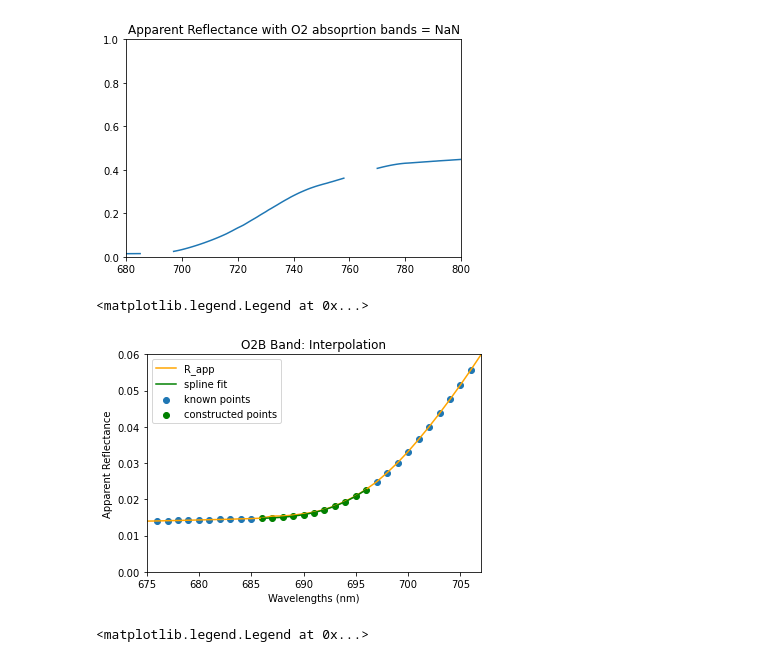
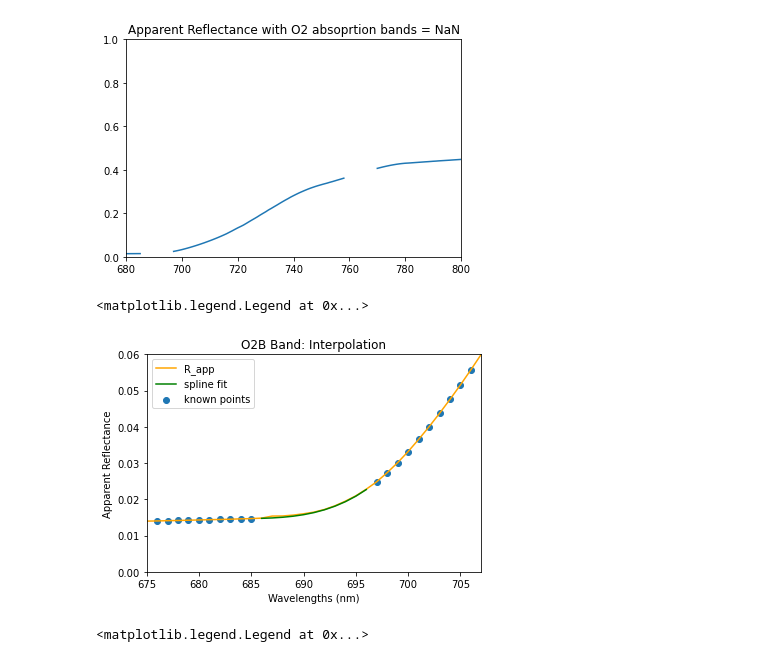
Before and after one commit to JamesWallace99/SIF_MISCADA_PROJECT, a Jupyter notebook: SCOPE_simulations/iFLD_test.ipynb, the cells around one changed output. Saved outputs shown, nothing was run; the diff lists cells and outputs as text; code cells hidden in the pictures.

```diff
--- a/SCOPE_simulations/iFLD_test.ipynb
+++ b/SCOPE_simulations/iFLD_test.ipynb
@@ -146,35 +146,35 @@ search_size = 10
 
 x_vals_left = wavelengths[int(o2b_indices[0]) - search_size: int(o2b_indices[0])]
 x_vals_right = wavelengths[int(o2b_indices[-1]) + 1: int(o2b_indices[-1]) + search_size + 1]
 x_vals = np.append(x_vals_left, x_vals_right)
 
 y_vals_left = r_app[int(o2b_indices[0]) - search_size: int(o2b_indices[0])]
 y_vals_right = r_app[int(o2b_indices[-1]) + 1: int(o2b_indices[-1]) + search_size + 1]
 y_vals = np.append(y_vals_left, y_vals_right)
 
 # plot points selected outside of band
 
 plt.scatter(x_vals, y_vals, label = 'known points')
 r_app_ref = (l_first_row * np.pi) / e_first_row
 plt.plot(wavelengths, r_app_ref, color = 'orange', label = 'R_app')
 plt.xlim(675, 707)
 plt.ylim(0, 0.06)
 
 # now interpolate
 
 inter_ys = cubic_spline(x_vals, y_vals, wavelengths[o2b_indices])
 
 plt.plot(wavelengths[o2b_indices], inter_ys, color = 'green', label = 'spline fit')
-plt.scatter(wavelengths[o2b_indices], inter_ys, color = 'green', label = 'constructed points')
+#plt.scatter(wavelengths[o2b_indices], inter_ys, color = 'green', label = 'constructed points')
 
 plt.xlabel('Wavelengths (nm)')
 plt.ylabel('Apparent Reflectance')
 plt.title('O2B Band: Interpolation')
 
 plt.legend()
 # %% [output]
 <matplotlib.legend.Legend at 0x...>
-[figure, old version]
+[figure, new version]
 # %%
 # repeat for O2A band
 # interpolate over the O2B band
```
Also changed, not shown: parts of 6 cells of this notebook.
